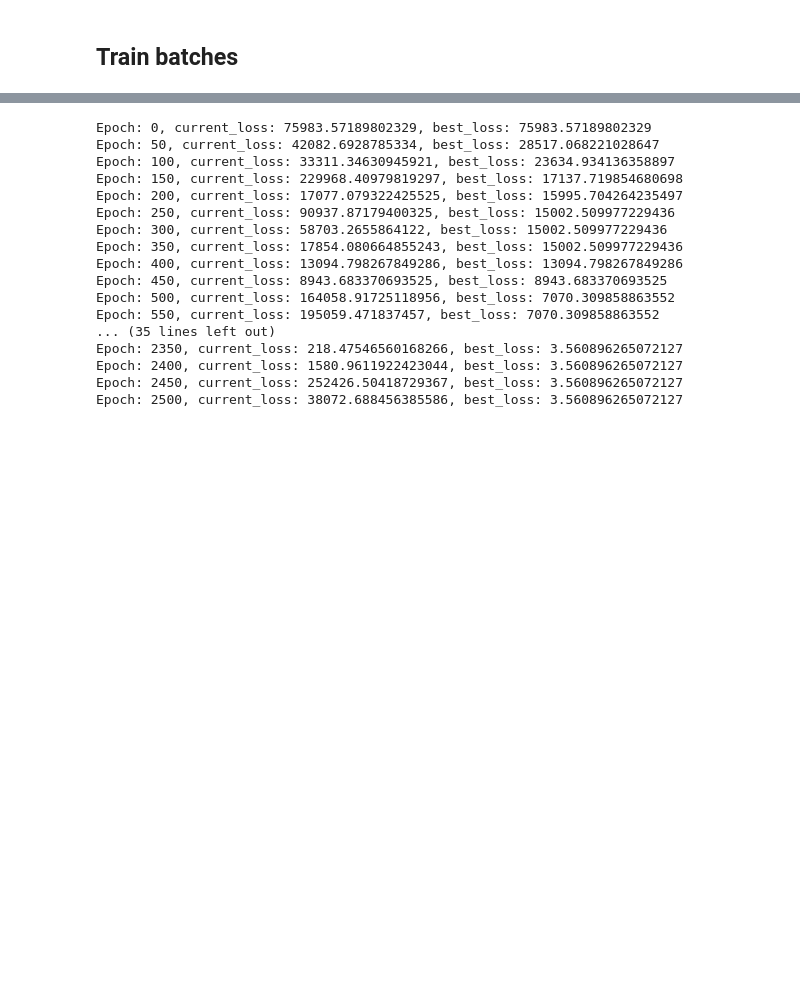
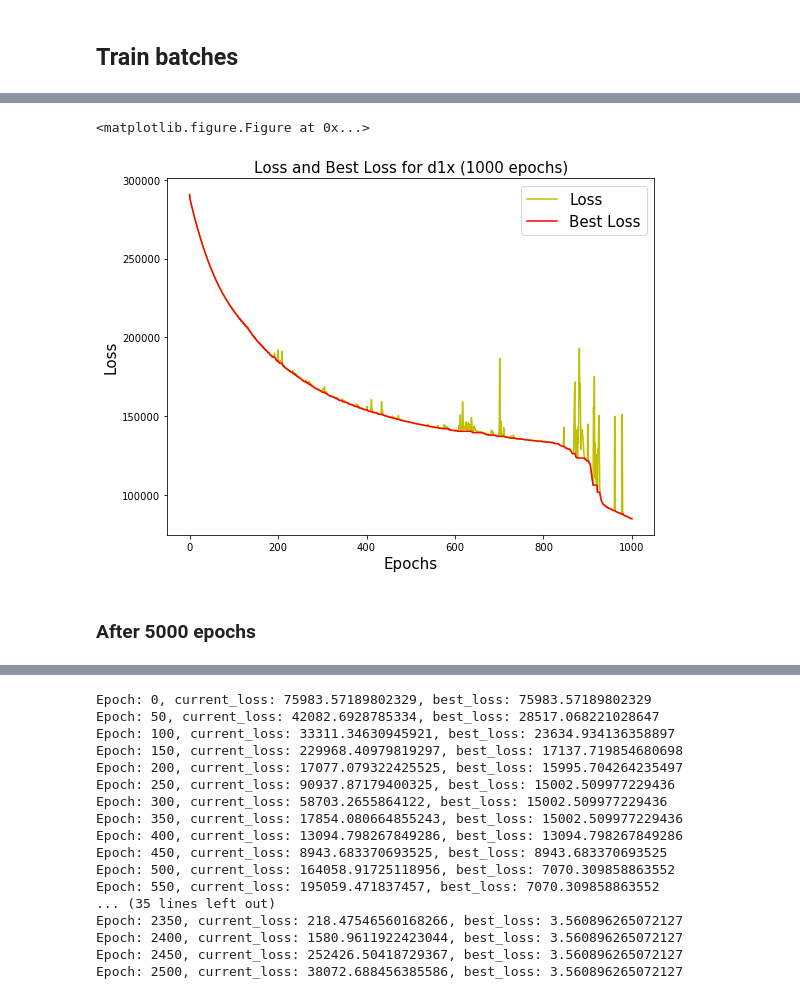
Before and after one commit to karanrshastri/RecommendationSystem, a Jupyter notebook: notebooks/03_arch.ipynb, the cells around one changed output, grey strips where cells are left out. Cells and saved outputs as stored; diff of their text form; code cells hidden in the pictures; blank space fills up the shorter version.

Commit message:
graphs for d1x

```diff
--- a/notebooks/03_arch.ipynb
+++ b/notebooks/03_arch.ipynb
@@ -236,9 +241,22 @@ Non-trainable params: 0.0
 _________________________________________________________________
 # %% [markdown]
 ## Train batches
+# %%
+def plot_helper(l, bl, name, save_path):
+    x_scale = range(len(l))
+    plt.clf()
+    plt.figure(figsize=[8, 6])
+    plt.subplot(111)
+    plt.plot(x_scale, l, 'y-', label='Loss')
+    plt.plot(x_scale, bl, 'r-', label='Best Loss')
+    plt.title('Loss and Best Loss for ' + name, fontsize=15)
+    plt.xlabel('Epochs', fontsize=15)
+    plt.ylabel('Loss', fontsize=15)
+    plt.legend(fontsize=15)
+    plt.tight_layout()
+    plt.savefig(save_path)
 # %%
-def train_helper(model, X, y, epochs, log_at, save_path):
-    loss_min = 10e10
+def train_helper(model, X, y, epochs, log_at, save_path, epochs_done=0, loss_min=10e10):
     loss_history, best_loss = [], []
     for i in range(epochs + 1):
         h = model.fit(X, y, epochs=1, batch_size=1, shuffle=False, verbose=0)
@@ -250,5 +268,5 @@ def train_helper(model, X, y, epochs, log_at, save_path):
         loss_history.append(curr_loss)
         best_loss.append(loss_min)
         if i % log_at == 0:
-            print("Epoch: {}, current_loss: {}, best_loss: {}".format(i, curr_loss, loss_min))
-    return loss_history, best_loss
+            print("Epoch: {}, current_loss: {}, best_loss: {}".format(i + epochs_done, curr_loss, loss_min))
+    return loss_history, best_loss, epochs + epochs_done, loss_min
@@ -256,0 +273,2 @@ d1x_loss = []
+# %%
+d1x_loss, d1x_best_loss, e_done, min_loss = [], [], 0, 10e10
@@ -256,0 +277,10 @@ d1x_loss = []
+# %%
+l, bl, e_done, min_loss = train_helper(
+    model=model,
+    X=d2x, y=d2y,
+    epochs=1000, log_at=100, epochs_done=e_done,
+    loss_min=min_loss,
+    save_path="../models/03_arch_d1x")
+
+d1x_loss.extend(l)
+d1x_best_loss.extend(bl)
@@ -256,0 +299,7 @@ d1x_loss = []
+# %%
+plot_helper(d1x_loss, d1x_best_loss, 'd1x (1000 epochs)', '../figures/d1x_1000.png')
+# %% [output]
+<matplotlib.figure.Figure at 0x...>
+[figure, added]
+# %% [markdown]
+### After 5000 epochs
```
Also changed, not shown: parts of 14 cells of this notebook.
